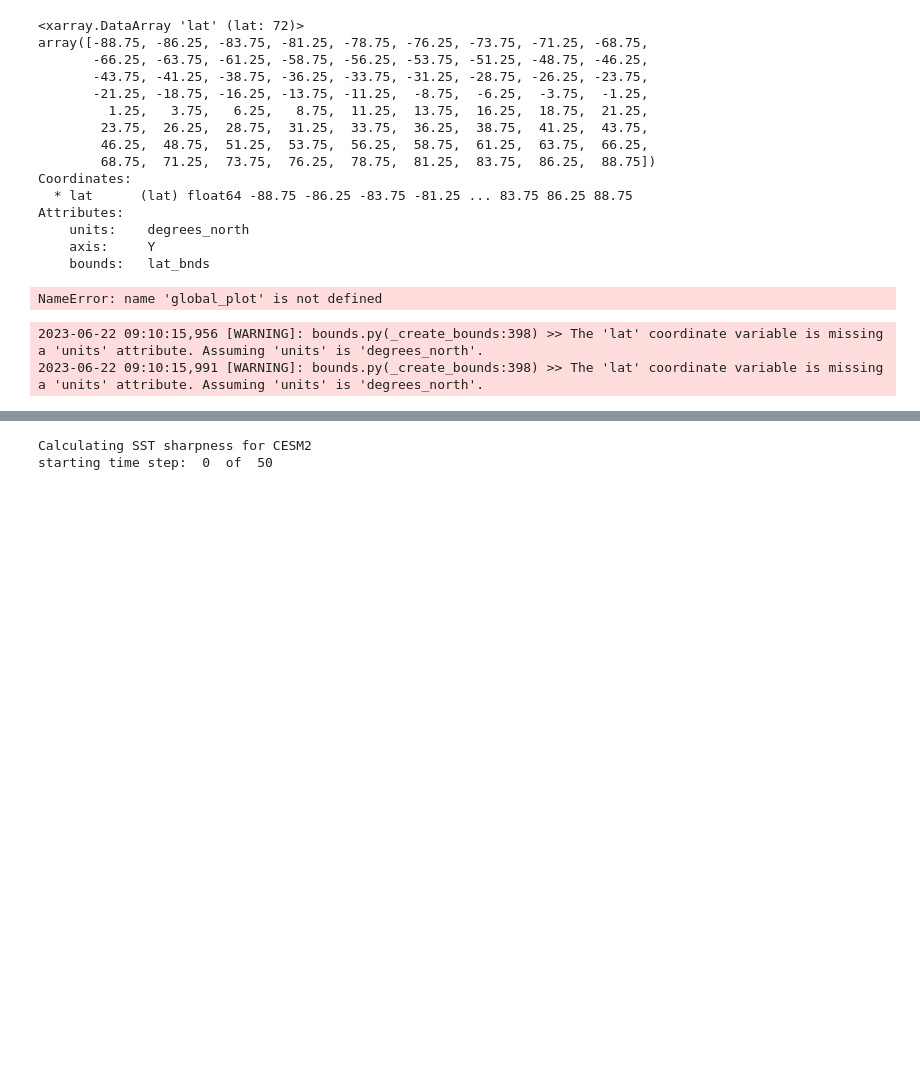
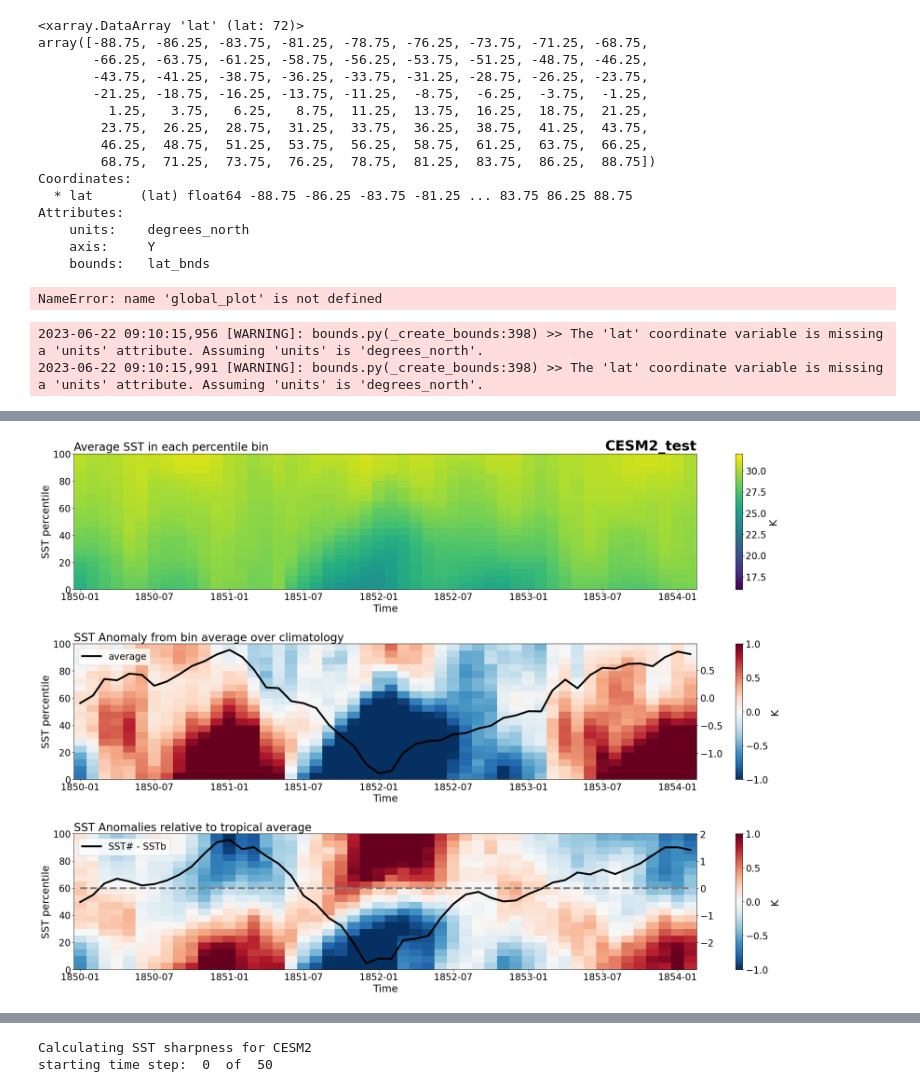
Before and after one commit to zacespinosa/tropical_pacific_clouds, a Jupyter notebook: sandbox.ipynb, the cells around one changed output, grey strips where cells are left out. Saved outputs shown, nothing was run; the diff lists cells and outputs as text; code cells hidden in the pictures; blank space fills up the shorter version.

```diff
--- a/sandbox.ipynb
+++ b/sandbox.ipynb
@@ -724,35 +725,38 @@ def create_percentile_figures(ds: xr.Dataset, model: str) -> None:
     im = axes[0].pcolor(time,percentiles, ds.binavg.T, vmin=16,vmax=32)
     axes[0].set_title("Average SST in each percentile bin", loc="left")
     cbar = fig.colorbar(im, ax=axes[0])
     cbar.set_label('K')
 
     # Plot Binanomalies
     im = axes[1].pcolor(time,percentiles, ds.binanom.T, vmin=-1,vmax=1, cmap='RdBu_r')
     twin_ax1 = axes[1].twinx()
     twin_ax1.plot(time, ds.mean_anom, color='black', label="average", linewidth=4)
     cbar = fig.colorbar(im, ax=axes[1])
     axes[1].set_title("SST Anomaly from bin average over climatology", loc="left")
     twin_ax1.legend()
     cbar.set_label('K')
 
     # Plot Binanomalies Bar
     im = axes[2].pcolor(time,percentiles, ds.binanom_bar.T, vmin=-1,vmax=1, cmap='RdBu_r')
     axes[2].set_title("SST Anomalies relative to tropical average", loc="left")
     twin_ax2 = axes[2].twinx()
-    # twin_ax2.plot(time, ds.sharp, color='black', label="SST#", linewidth=4)
-    # twin_ax2.plot(time, ds.flat, color='purple', label="SSTb", linewidth=4)
-    twin_ax2.plot(time, -(ds.sharp - ds.flat), color='black', label="SST# - SSTb", linewidth=4)
+    twin_ax2.plot(time, (ds.sharp - ds.flat), color='black', label="SST# - SSTb", linewidth=4)
     twin_ax2.hlines(np.nanmean(-(ds.sharp - ds.flat)), xmin=time[0], xmax=time[-1], color="gray", linestyle="--", linewidth=4)
-    # twin_ax2.plot(time, ds.flat, color='purple', label="SSTb", linewidth=4)
     twin_ax2.legend()
     cbar = fig.colorbar(im, ax=axes[2])
     cbar.set_label('K')
 
     for ax in axes:
         ax.set_ylim(0, 100)
         ax.set_ylabel('SST percentile')
         ax.set_xlabel('Time')
 
     axes[0].set_title(model, fontsize=30, fontweight="bold", loc="right")
 
-# create_percentile_figures(ds, model="CESM2")
+    # Save figure to folder figures as pdf
+    plt.savefig(f"figures/{model}_percentiles.pdf", bbox_inches='tight')
+    plt.savefig(f"figures/{model}_percentiles.png", bbox_inches='tight')
+
+create_percentile_figures(ds, model="CESM2_test")
+# %% [output]
+[figure, added]
```
Also changed, not shown: parts of 4 cells of this notebook, 4 other files.
